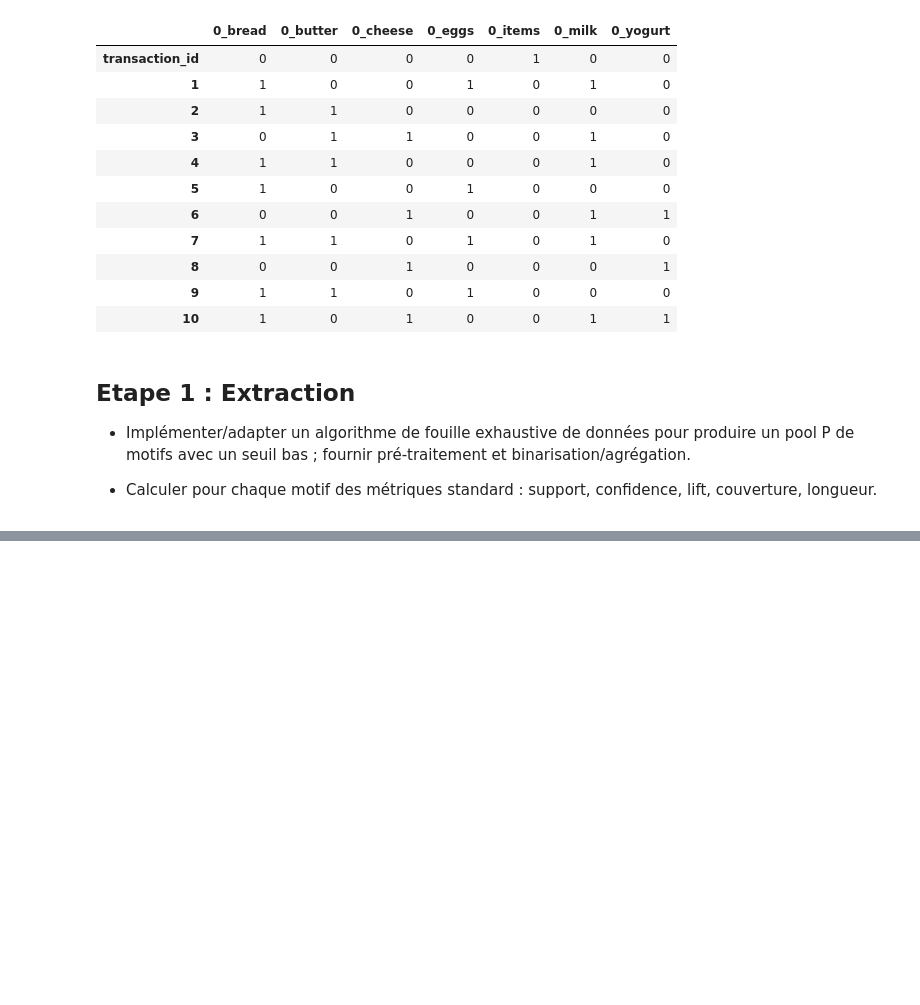
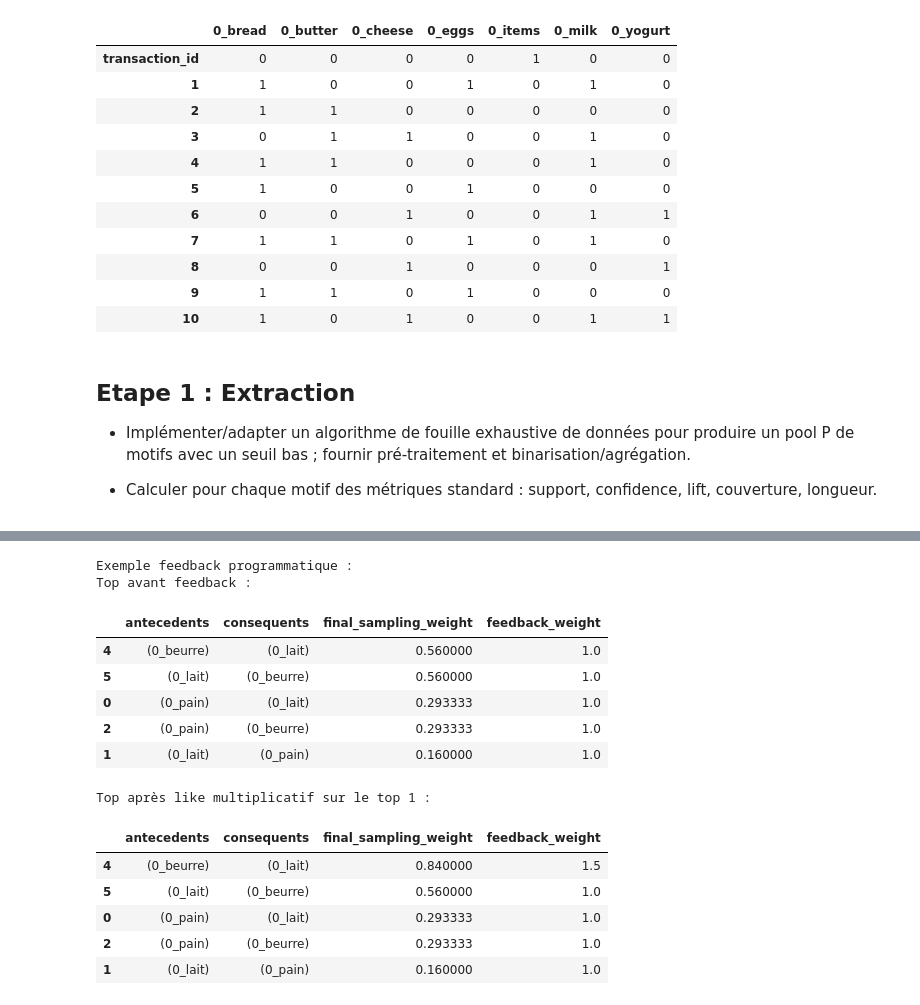
Before and after one commit to GregSsa/EDA, a Jupyter notebook: src/stupid.ipynb, the cells around one changed output, grey strips where cells are left out. Cells and saved outputs as stored; diff of their text form; code cells hidden in the pictures; blank space fills up the shorter version.

```diff
--- a/src/stupid.ipynb
+++ b/src/stupid.ipynb
@@ -246,0 +409,52 @@ Pool P de 6 motifs (règles) généré :
+# %%
+# Intégrer un mécanisme simple de feedback utilisateur (like/dislike) qui ré-pondère les motifs et permet une boucle interactive.
+def _make_key(row):
+    return str(row['antecedents']) + '||' + str(row['consequents'])
+
+def apply_like(P_df, idx=None, key=None, factor=1.25):
+    # key : clé texte 'antecedents||consequents'
+    # ou idx : int
+
+    if idx is not None:
+        P_df.at[int(idx), 'feedback_weight'] = float(factor)
+    elif key is not None:
+        mask = (P_df.apply(_make_key, axis=1) == key)
+        P_df.loc[mask, 'feedback_weight'] = P_df.loc[mask, 'feedback_weight'] * factor
+    P_df['final_sampling_weight'] = P_df['composite_score'] * P_df['feedback_weight']
+    return P_df
+
+def apply_dislike(P_df, idx=None, key=None, factor=0.8):
+    return apply_like(P_df, idx=idx, key=key, factor=factor)
+
+def reset_feedback(P_df):
+    P_df['feedback_weight'] = 1.0
+    P_df['final_sampling_weight'] = P_df['composite_score'].copy()
+    return P_df
+
+print('Exemple feedback programmatique :')
+
+print('Top avant feedback :')
+display(P_sampling.sort_values('final_sampling_weight', ascending=False).head(5)[['antecedents','consequents','final_sampling_weight','feedback_weight']])
+
+# simuler un like sur le motif ayant le plus grand poids actuel
+top_idx = P_sampling['final_sampling_weight'].idxmax()
+apply_like(P_sampling, idx=top_idx, factor=1.5)
+
+print('\nTop après like multiplicatif sur le top 1 :')
+display(P_sampling.sort_values('final_sampling_weight', ascending=False).head(5)[['antecedents','consequents','final_sampling_weight','feedback_weight']])
+# %% [output]
+Exemple feedback programmatique :
+Top avant feedback :
+|  | antecedents | consequents | final_sampling_weight | feedback_weight |
+| 4 | (0_beurre) | (0_lait) | 0.560000 | 1.0 |
+| 5 | (0_lait) | (0_beurre) | 0.560000 | 1.0 |
+| 0 | (0_pain) | (0_lait) | 0.293333 | 1.0 |
+| 2 | (0_pain) | (0_beurre) | 0.293333 | 1.0 |
+| 1 | (0_lait) | (0_pain) | 0.160000 | 1.0 |
+Top après like multiplicatif sur le top 1 :
+|  | antecedents | consequents | final_sampling_weight | feedback_weight |
+| 4 | (0_beurre) | (0_lait) | 0.840000 | 1.5 |
+| 5 | (0_lait) | (0_beurre) | 0.560000 | 1.0 |
+| 0 | (0_pain) | (0_lait) | 0.293333 | 1.0 |
+| 2 | (0_pain) | (0_beurre) | 0.293333 | 1.0 |
+| 1 | (0_lait) | (0_pain) | 0.160000 | 1.0 |
```
Also changed, not shown: parts of 6 cells of this notebook, 8 other files.
